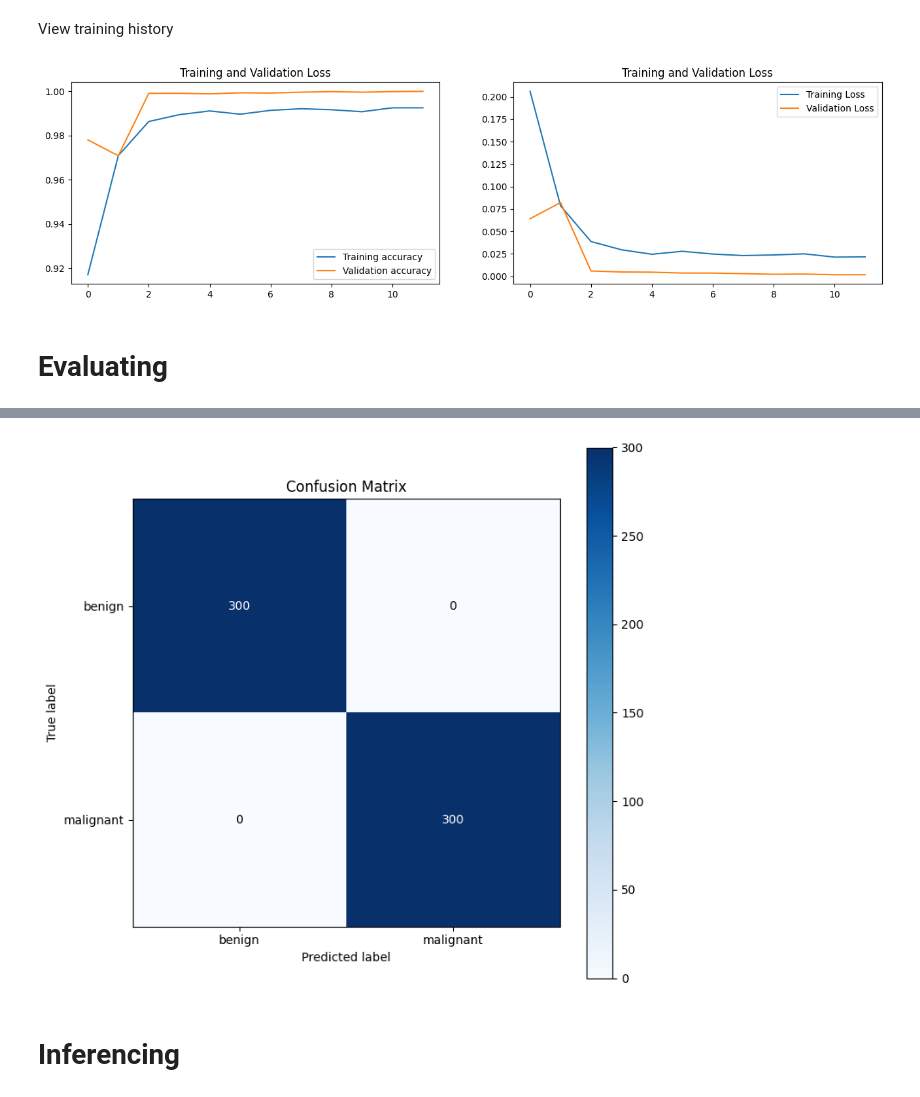
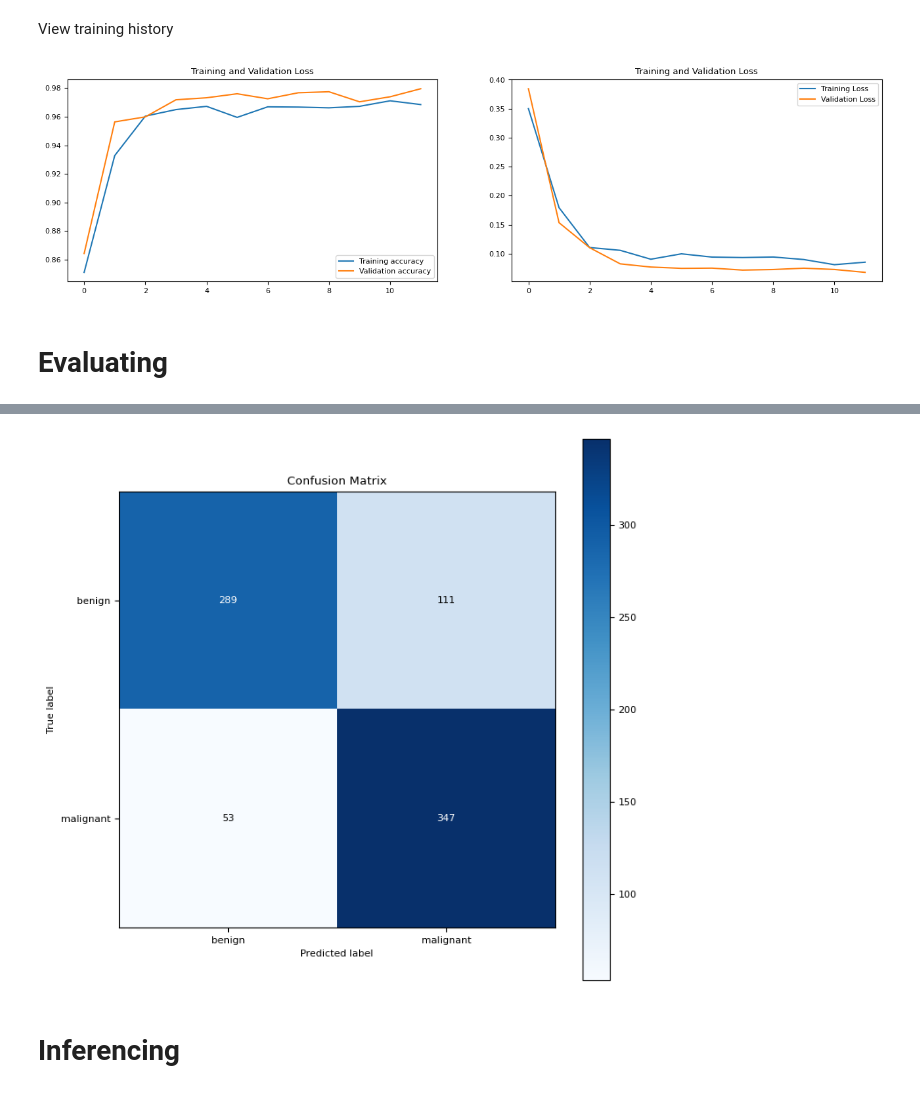
Before and after one commit to makonhakony/Multi-Stage-Classification-BreakHis, a Jupyter notebook: multi-stage-classification-breakhis.ipynb, the cells around one changed output, grey strips where cells are left out. Drawn from its saved outputs; the diff is of its cells as text; code cells hidden in the pictures.

```diff
--- a/multi-stage-classification-breakhis.ipynb
+++ b/multi-stage-classification-breakhis.ipynb
@@ -183,15 +180,13 @@ import scikitplot as skplt
 ## Load data
 # %%
 AUTOTUNE = tf.data.experimental.AUTOTUNE
-data = pd.read_csv('../input/breakhis/Folds.csv')
-img_dir = '../input/breakhis/BreaKHis_v1/'
+data = pd.read_csv('../input/breakhis-v1-4gb/Folds.csv')
 class_names = ['benign', 'malignant']
 
 #load from CSV File
-data = data.rename(columns={'filename':'path'})
-data['label'] = data.path.apply(lambda x: x.split('/')[3])
+data['label'] = data.file_path.apply(lambda x: x.split('/')[8])
 data['label_int'] = data.label.apply(lambda x: class_names.index(x))
-data['filename'] = data.path.apply(lambda x: x.split('/')[-1])
+data['filename'] = data.file_path.apply(lambda x: x.split('/')[-1])
 data.head(3)
 #path = data.filename.apply(lambda x: x.split('/')[3])
 # %% [output]
@@ -218,18 +213,18 @@ test     13665
 Name: count, dtype: int64
 # %%
-benign_paths = data[data['label'] == 'benign']['path'][:10]
-malignant_paths = data[data['label'] == 'malignant']['path'][:10]
+benign_paths = data[data['label'] == 'benign']['file_path'][:10]
+malignant_paths = data[data['label'] == 'malignant']['file_path'][:10]
 
 
 fig, axs = plt.subplots(2, 10, figsize=(15, 5))
 for i, path in enumerate(benign_paths):
-    img = plt.imread(kaggle_path + img_path + path)
+    img = plt.imread(path)
     axs[0, i].imshow(img)
     axs[0, i].axis('off')
     axs[0, i].set_title(f'Benign {i+1}')
 
 for i, path in enumerate(malignant_paths):
-    img = plt.imread(kaggle_path + img_path + path)
+    img = plt.imread(path)
     axs[1, i].imshow(img)
     axs[1, i].axis('off')
     axs[1, i].set_title(f'Malignant {i+1}')
@@ -258,9 +253,8 @@ Input size 224
 Split Train and Validation set to 80% and 20% of original Traing set accordingly
 # %%
 # remove 600 from dataset for testing
-df_test = data.groupby('label').sample(n=300)
-df_train = data.drop(df_test.index).reset_index(drop=True)
-df_test = df_test.reset_index(drop=True)
+df_test = data[data['grp'] == 'test']
+df_train = data[data['grp'] == 'train']
 
 # split training and validation set
 df_val = df_train.sample(frac=0.2)
@@ -337,8 +336,8 @@ def resize_rescale(image, label):
     img = tf.image.resize(img, [IMAGE_SIZE, IMAGE_SIZE])/255
     return img, label
 
-train_loader = tf.data.Dataset.from_tensor_slices((img_dir+df_train.path, df_train.label_int))
-valid_loader = tf.data.Dataset.from_tensor_slices((img_dir+df_val.path, df_val.label_int))
+train_loader = tf.data.Dataset.from_tensor_slices((df_train.file_path, df_train.label_int))
+valid_loader = tf.data.Dataset.from_tensor_slices((df_val.file_path, df_val.label_int))
 
 train_ds = (
     train_loader.shuffle(len(df_train))
@@ -495,13 +492,13 @@ plt.title('Training and Validation Loss')
 
 plt.show()
 # %% [output]
-[figure, old version]
+[figure, new version]
 # %% [markdown]
 # Evaluating
 # %%
 
 df_test = df_test.sample(frac=1).reset_index(drop=True)
-test_ds = tf.data.Dataset.from_tensor_slices(img_dir+df_test.path)
+test_ds = tf.data.Dataset.from_tensor_slices(df_test.file_path)
 test_ds = test_ds.map(decode_test,num_parallel_calls=AUTOTUNE).batch(len(df_test))
 test_img = next(iter(test_ds))
 test_index = df_test.label_int.values
@@ -521,4 +518,4 @@ cm = skplt.metrics.plot_confusion_matrix(test_label, pred_label, figsize=(8, 8),
-[figure, old version]
+[figure, new version]
 # %% [markdown]
 # Inferencing
 # %%
```
Also changed, not shown: parts of 9 cells of this notebook.
